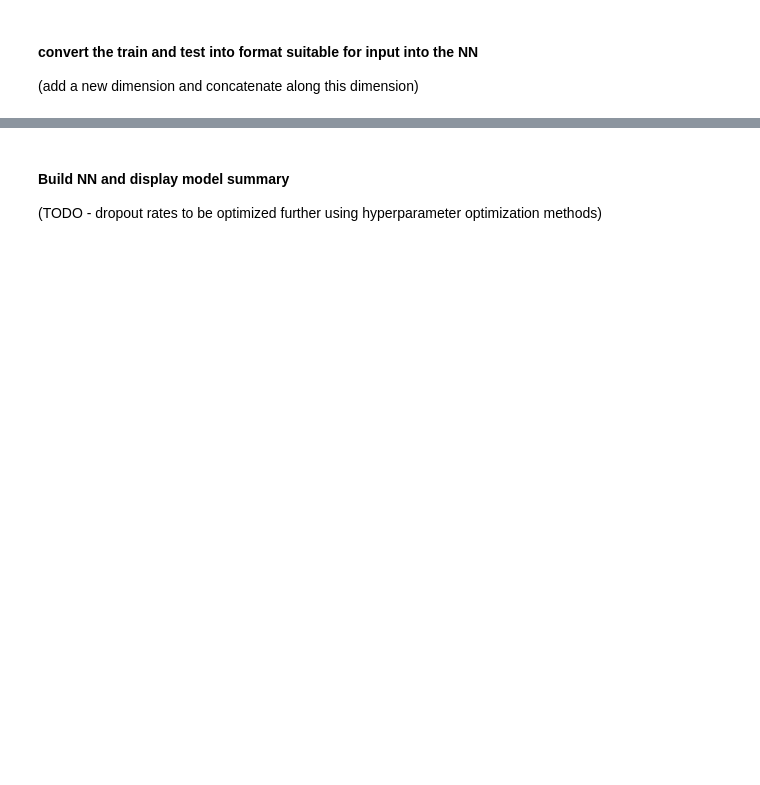
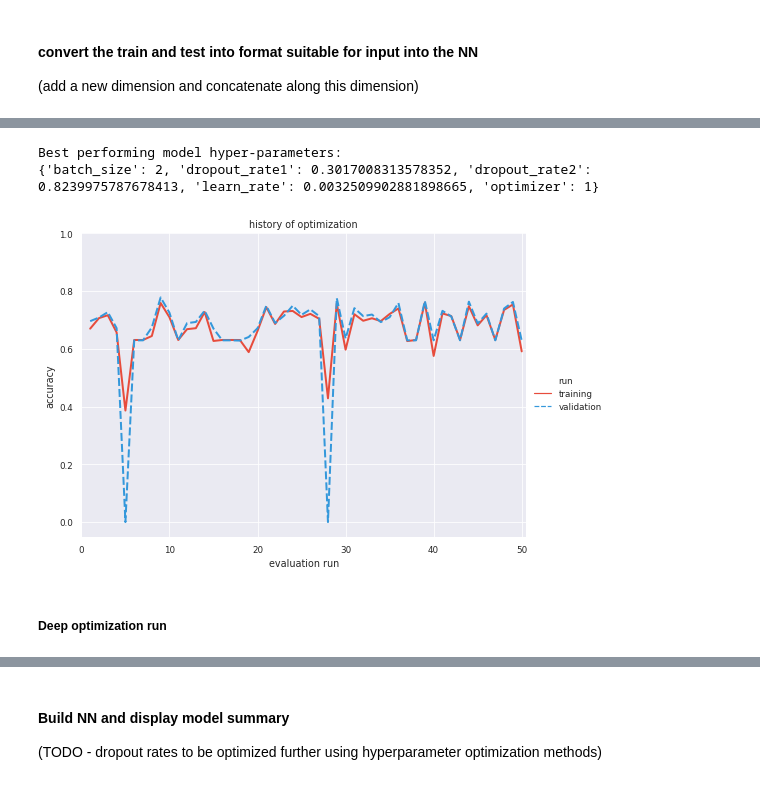
Before and after one commit to sirisurab/dupquest, a Jupyter notebook: src/DL_encode_attend.ipynb, the cells around one changed output, grey strips where cells are left out. Saved outputs shown, nothing was run; the diff lists cells and outputs as text; code cells hidden in the pictures; blank space fills up the shorter version.

```diff
--- a/src/DL_encode_attend.ipynb
+++ b/src/DL_encode_attend.ipynb
@@ -424,0 +612,3 @@ grid_result.best_params_
+# %%
+x_train, y_train, x_test, y_test = data()
+w2v = pickle.load(open(data_folder+'w2v.p', 'rb'))
@@ -424,0 +664,9 @@ grid_result.best_params_
+# %%
+#X_train, Y_train, X_test, Y_test = data()
+#print("Evaluation of best performing model:")
+#print(best_model.evaluate(X_test, Y_test))
+print("Best performing model hyper-parameters:")
+print(model2_run1_best)
+# %% [output]
+Best performing model hyper-parameters:
+{'batch_size': 2, 'dropout_rate1': 0.3017008313578352, 'dropout_rate2': 0.8239975787678413, 'learn_rate': 0.0032509902881898665, 'optimizer': 1}
@@ -424,0 +676,8 @@ grid_result.best_params_
+# %%
+model2_run1_trials = pickle.load(open(data_folder+'model2_run1_trials.p', 'rb'))
+# %%
+plot_optimization_history(model2_run1_trials)
+# %% [output]
+[figure, added]
+# %% [markdown]
+##### Deep optimization run
```
Also changed, not shown: parts of 79 cells of this notebook, 1 other file.
